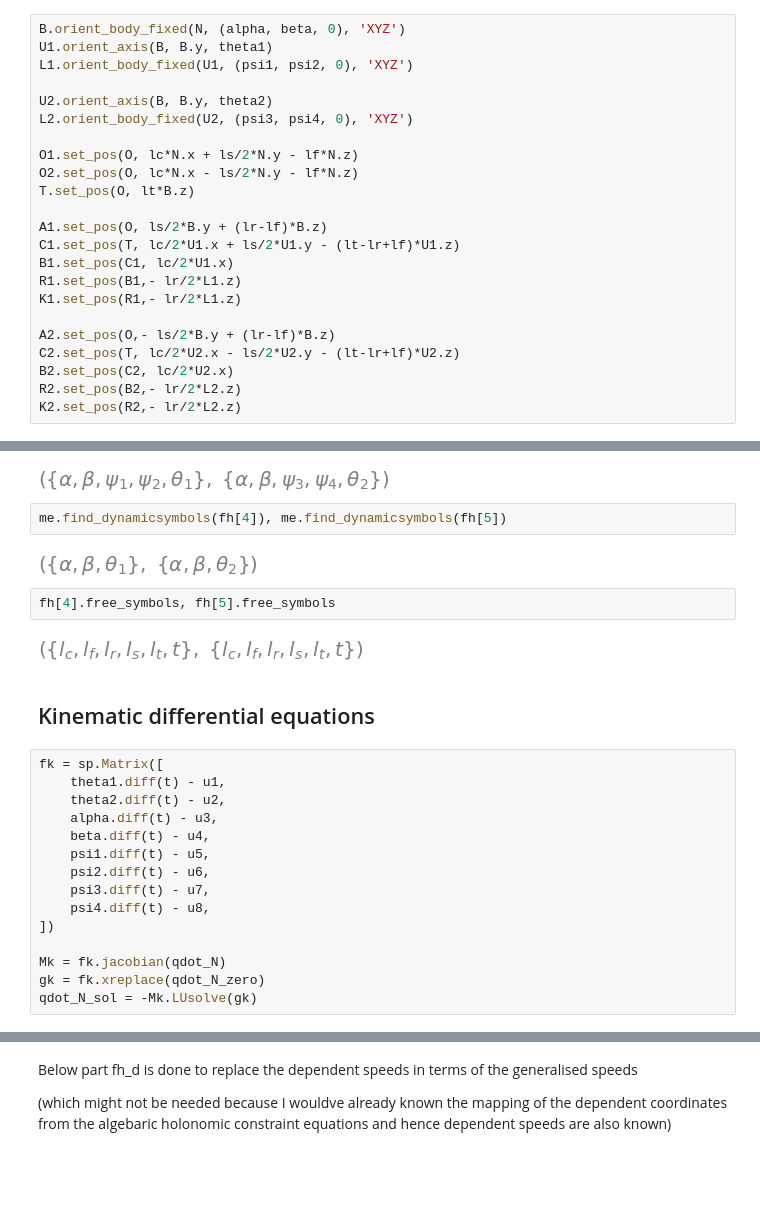
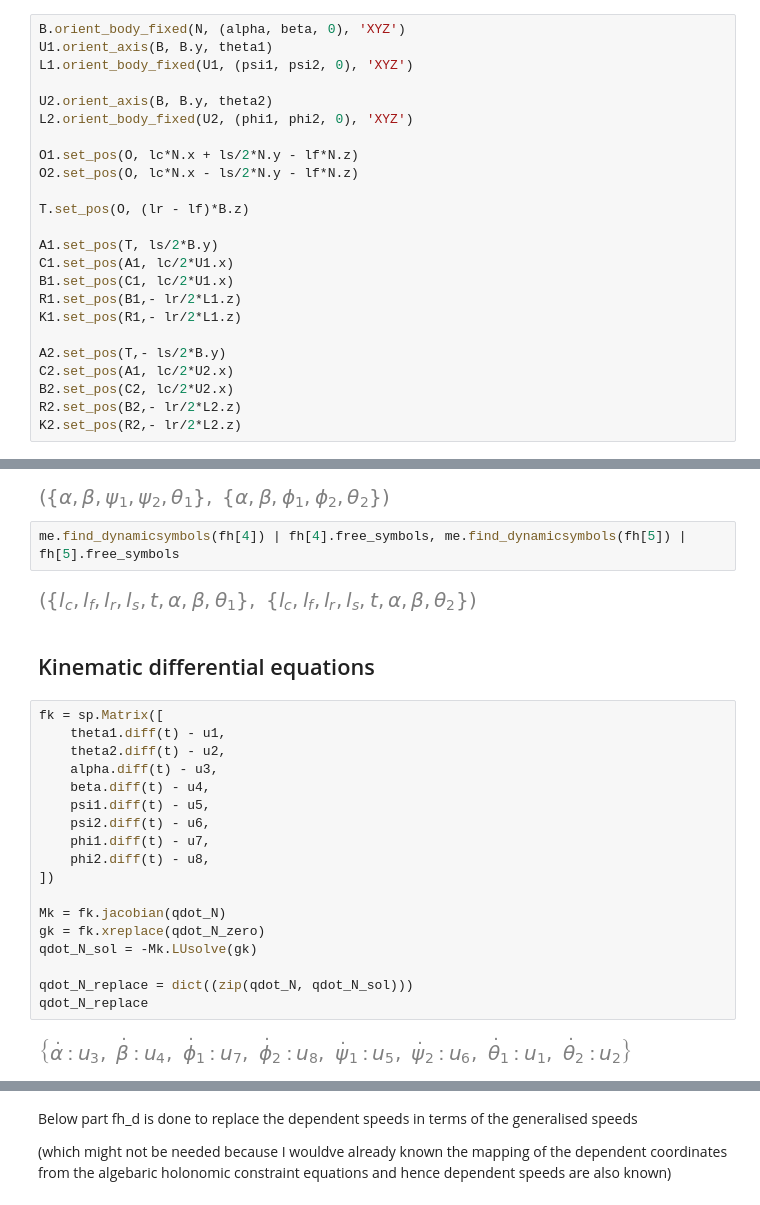
Before and after one commit to Soorajvasu/Biomechanics_math_modelling, a Jupyter notebook: torso_mechanism/torso dynamics/torso_dynamics.ipynb, the cells around one changed output, grey strips where cells are left out. Drawn from its saved outputs; the diff is of its cells as text; blank space fills up the shorter version.

```diff
--- a/torso_mechanism/torso dynamics/torso_dynamics.ipynb
+++ b/torso_mechanism/torso dynamics/torso_dynamics.ipynb
@@ -53,20 +60,21 @@ U1.orient_axis(B, B.y, theta1)
 L1.orient_body_fixed(U1, (psi1, psi2, 0), 'XYZ')
 
 U2.orient_axis(B, B.y, theta2)
-L2.orient_body_fixed(U2, (psi3, psi4, 0), 'XYZ')
+L2.orient_body_fixed(U2, (phi1, phi2, 0), 'XYZ')
 
 O1.set_pos(O, lc*N.x + ls/2*N.y - lf*N.z)
 O2.set_pos(O, lc*N.x - ls/2*N.y - lf*N.z)
-T.set_pos(O, lt*B.z)
 
-A1.set_pos(O, ls/2*B.y + (lr-lf)*B.z)
-C1.set_pos(T, lc/2*U1.x + ls/2*U1.y - (lt-lr+lf)*U1.z)
+T.set_pos(O, (lr - lf)*B.z)
+
+A1.set_pos(T, ls/2*B.y)
+C1.set_pos(A1, lc/2*U1.x)
 B1.set_pos(C1, lc/2*U1.x)
 R1.set_pos(B1,- lr/2*L1.z)
 K1.set_pos(R1,- lr/2*L1.z)
 
-A2.set_pos(O,- ls/2*B.y + (lr-lf)*B.z)
-C2.set_pos(T, lc/2*U2.x - ls/2*U2.y - (lt-lr+lf)*U2.z)
+A2.set_pos(T,- ls/2*B.y)
+C2.set_pos(A1, lc/2*U2.x)
 B2.set_pos(C2, lc/2*U2.x)
 R2.set_pos(B2,- lr/2*L2.z)
 K2.set_pos(R2,- lr/2*L2.z)
@@ -146,13 +155,9 @@ me.find_dynamicsymbols(fh[2]), me.find_dynamicsymbols(fh[3]),
 # %% [output]
 [figure]
 # %%
-me.find_dynamicsymbols(fh[4]), me.find_dynamicsymbols(fh[5])
+me.find_dynamicsymbols(fh[4]) | fh[4].free_symbols, me.find_dynamicsymbols(fh[5]) | fh[5].free_symbols
 # %% [output]
-[figure, old version]
+[figure, new version]
-# %%
-fh[4].free_symbols, fh[5].free_symbols
-# %% [output]
-[figure, removed]
 # %% [markdown]
 ## Kinematic differential equations
 # %%
@@ -163,13 +168,18 @@ fk = sp.Matrix([
     beta.diff(t) - u4,
     psi1.diff(t) - u5,
     psi2.diff(t) - u6,
-    psi3.diff(t) - u7,
-    psi4.diff(t) - u8,
+    phi1.diff(t) - u7,
+    phi2.diff(t) - u8,
 ])
 
 Mk = fk.jacobian(qdot_N)
 gk = fk.xreplace(qdot_N_zero)
 qdot_N_sol = -Mk.LUsolve(gk)
+
+qdot_N_replace = dict((zip(qdot_N, qdot_N_sol)))
+qdot_N_replace
+# %% [output]
+[figure, added]
 # %%
 Mk, qdot_N, gk
 # %% [output]
```
Also changed, not shown: parts of 20 cells of this notebook, 1 other file.
